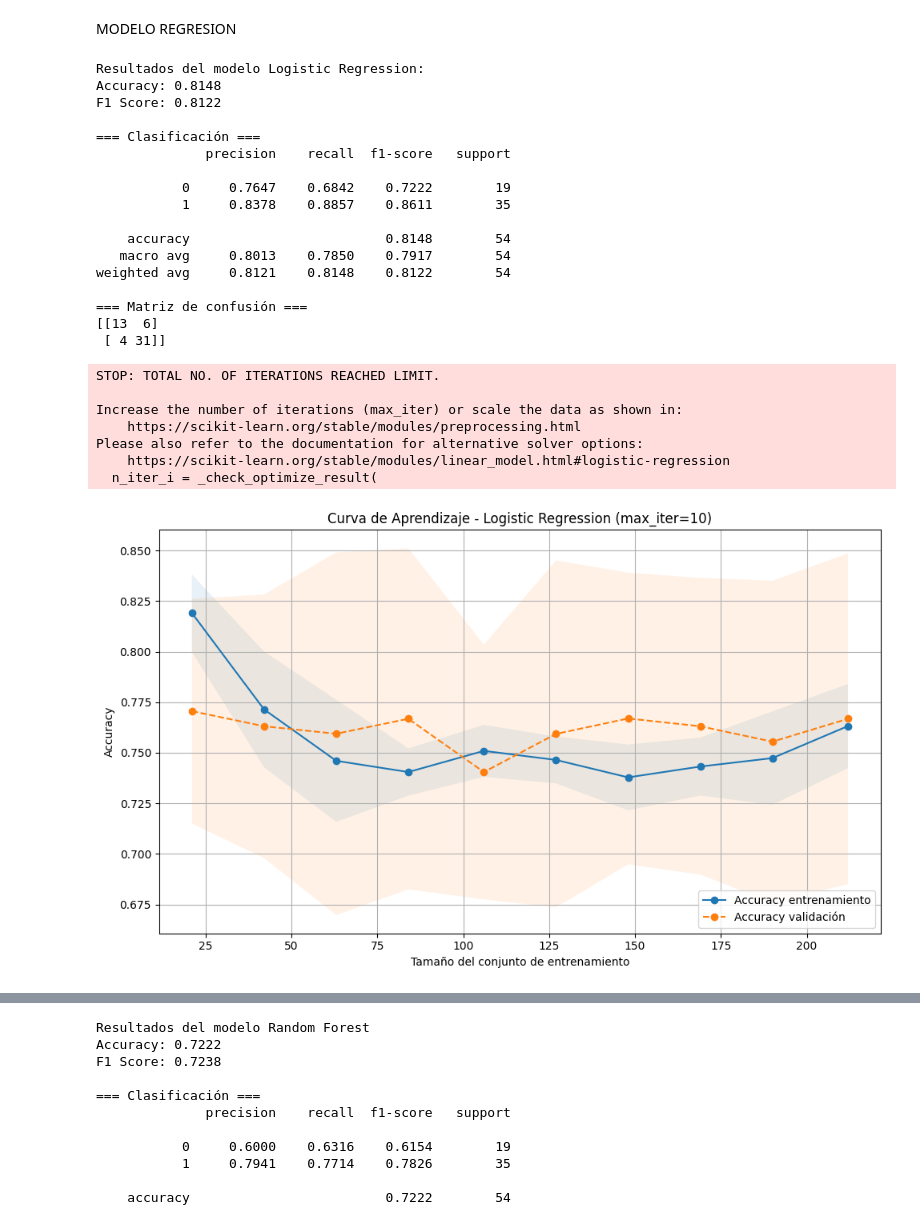
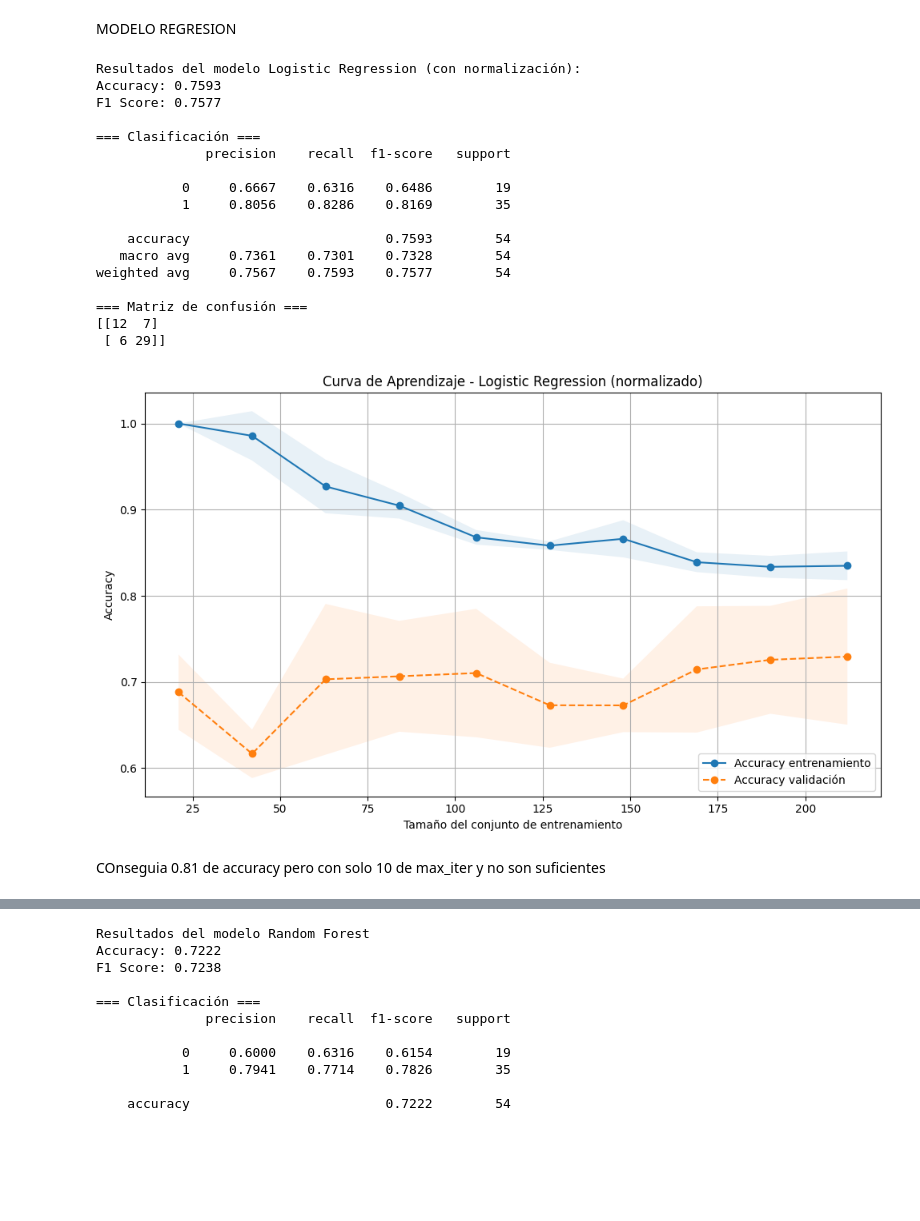
Before and after one commit to joseluis031/TFG_Tennis, a Jupyter notebook: copia2.ipynb, the cells around one changed output, grey strips where cells are left out. Drawn from its saved outputs; the diff is of its cells as text; code cells hidden in the pictures; blank space fills up the shorter version.

```diff
--- a/copia2.ipynb
+++ b/copia2.ipynb
@@ -191,7 +191,7 @@ print("Dataset preparado para entrenamiento de modelo.")
 Dataset preparado para entrenamiento de modelo.
 # %%
 # === Cargar dataset generado ===
-df = pd.read_csv("Train/dataset_modelo_variablesnormales_train.csv")
+df = pd.read_csv("Train/dataset_modelo_variablesnormaleselo_sinRk_train.csv")
 
 # === Separar variables y objetivo ===
 X = df.drop(columns=['Surface', 'Local', 'Visitante', 'W_OR_L'])
@@ -300,22 +300,31 @@ print(f"   F1 Score promedio: {dt_f1.mean():.4f} ± {dt_f1.std():.4f}")
 # %% [markdown]
 MODELO REGRESION
 # %%
+X = df.drop(columns=['Surface', 'Local', 'Visitante', 'W_OR_L'])
+y = df['W_OR_L']
 
-# === División en train/test ===
-X_train, X_test, y_train, y_test = train_test_split(X, y, test_size=0.2, random_state=42, stratify=y)
+# === División train/test ===
+X_train, X_test, y_train, y_test = train_test_split(
+    X, y, test_size=0.2, random_state=42, stratify=y
+)
 
-# === Entrenar modelo de regresión logística ===
-lr = LogisticRegression(max_iter=10, random_state=42)
-lr.fit(X_train, y_train)
+# === Pipeline con normalización y regresión logística ===
+lr_pipeline = make_pipeline(
+    StandardScaler(),
+    LogisticRegression(max_iter=100, random_state=42)
+)
+
+# === Entrenamiento ===
+lr_pipeline.fit(X_train, y_train)
 
 # === Predicciones ===
-y_pred = lr.predict(X_test)
+y_pred = lr_pipeline.predict(X_test)
 
 # === Evaluaciones ===
 acc = accuracy_score(y_test, y_pred)
 f1 = f1_score(y_test, y_pred, average='weighted')
 
-print("Resultados del modelo Logistic Regression:")
+print("Resultados del modelo Logistic Regression (con normalización):")
 print(f"Accuracy: {acc:.4f}")
 print(f"F1 Score: {f1:.4f}\n")
 print("=== Clasificación ===")
@@ -323,54 +332,48 @@ print(classification_report(y_test, y_pred, digits=4))
 print("=== Matriz de confusión ===")
 print(confusion_matrix(y_test, y_pred))
 
-# === Curva de aprendizaje / validación ===
+# === Curva de aprendizaje ===
 train_sizes, train_scores, val_scores = learning_curve(
-    lr, X, y, cv=5, scoring='accuracy', n_jobs=-1,
-    train_sizes=np.linspace(0.1, 1.0, 10), random_state=42
+    lr_pipeline, X, y, cv=5, scoring='accuracy', n_jobs=-1,
+    train_sizes=np.linspace(0.1, 1.0, 10)
 )
 
 train_mean = np.mean(train_scores, axis=1)
 val_mean = np.mean(val_scores, axis=1)
 train_std = np.std(train_scores, axis=1)
 val_std = np.std(val_scores, axis=1)
 
-# === Visualizar curva ===
 plt.figure(figsize=(10, 6))
 plt.plot(train_sizes, train_mean, 'o-', label="Accuracy entrenamiento")
 plt.fill_between(train_sizes, train_mean - train_std, train_mean + train_std, alpha=0.1)
 plt.plot(train_sizes, val_mean, 'o--', label="Accuracy validación")
 plt.fill_between(train_sizes, val_mean - val_std, val_mean + val_std, alpha=0.1)
 plt.xlabel("Tamaño del conjunto de entrenamiento")
 plt.ylabel("Accuracy")
-plt.title("Curva de Aprendizaje - Logistic Regression (max_iter=10)")
+plt.title("Curva de Aprendizaje - Logistic Regression (normalizado)")
 plt.legend(loc="lower right")
 plt.grid(True)
 plt.tight_layout()
 plt.show()
 # %% [output]
-Resultados del modelo Logistic Regression:
-Accuracy: 0.8148
-F1 Score: 0.8122
+Resultados del modelo Logistic Regression (con normalización):
+Accuracy: 0.7593
+F1 Score: 0.7577
 
 === Clasificación ===
               precision    recall  f1-score   support
 
-           0     0.7647    0.6842    0.7222        19
-           1     0.8378    0.8857    0.8611        35
+           0     0.6667    0.6316    0.6486        19
+           1     0.8056    0.8286    0.8169        35
 
-    accuracy                         0.8148        54
-   macro avg     0.8013    0.7850    0.7917        54
-weighted avg     0.8121    0.8148    0.8122        54
+    accuracy                         0.7593        54
+   macro avg     0.7361    0.7301    0.7328        54
+weighted avg     0.7567    0.7593    0.7577        54
 
 === Matriz de confusión ===
-[[13  6]
- [ 4 31]]
+[[12  7]
+ [ 6 29]]
-STOP: TOTAL NO. OF ITERATIONS REACHED LIMIT.
-
-Increase the number of iterations (max_iter) or scale the data as shown in:
-    https://scikit-learn.org/stable/modules/preprocessing.html
-Please also refer to the documentation for alternative solver options:
-    https://scikit-learn.org/stable/modules/linear_model.html#logistic-regression
-  n_iter_i = _check_optimize_result(
-[figure, old version]
+[figure, new version]
+# %% [markdown]
+COnseguia 0.81 de accuracy pero con solo 10 de max_iter y no son suficientes
 # %%
```
Also changed, not shown: parts of 3 cells of this notebook, 25 other files.
